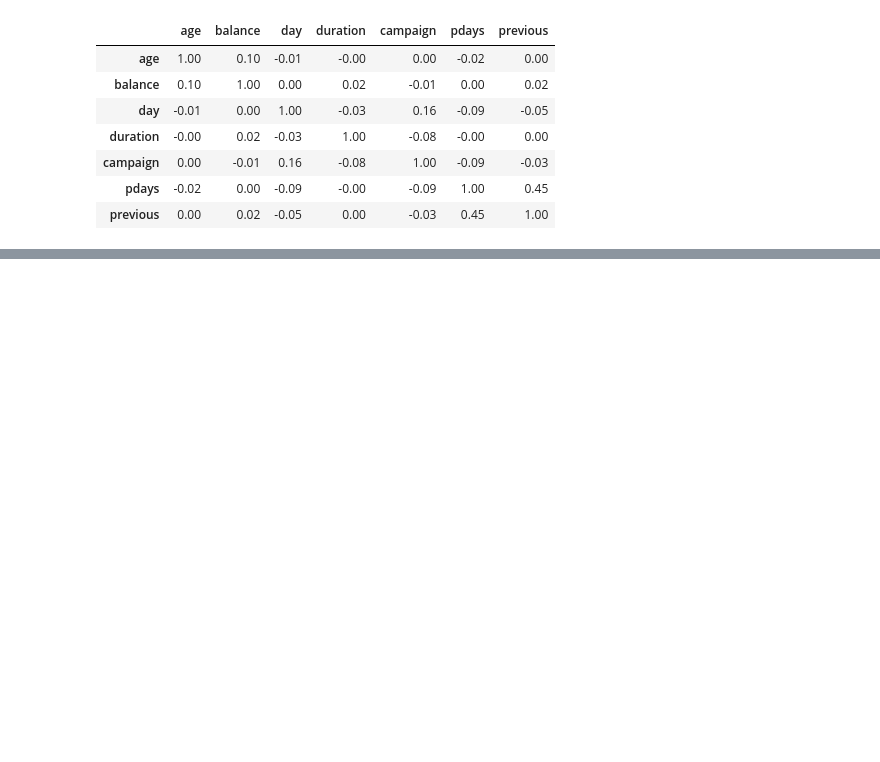
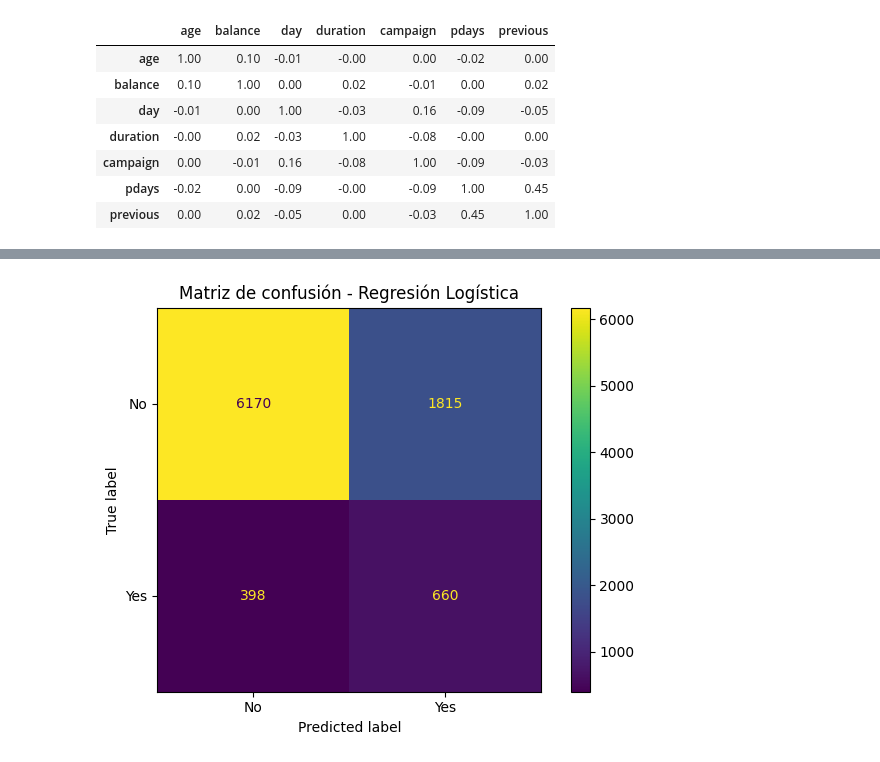
Before and after one commit to LeonardoG2005/Bank-Marketing-Database, a Jupyter notebook: Bank_Marketing_Database_Proyecto1.ipynb, the cells around one changed output, grey strips where cells are left out. Drawn from its saved outputs; the diff is of its cells as text; code cells hidden in the pictures; blank space fills up the shorter version.

Commit message:
:robot: feat: add preprocessing pipeline and logistic regression model

```diff
--- a/Bank_Marketing_Database_Proyecto1.ipynb
+++ b/Bank_Marketing_Database_Proyecto1.ipynb
@@ -104,7 +104,7 @@ np.random.seed(RANDOM_STATE)
 
 El código siguiente carga **bank-full.csv** desde el directorio local.
 # %%
-df = pd.read_csv("/bank-full.csv", sep=';')
+df = pd.read_csv("bank-full.csv", sep=';')
 
 print(f"Dimensiones del dataset: {df.shape[0]:,} filas x {df.shape[1]} columnas")
 display(df.head())
@@ -471,0 +631,8 @@ display(corr.round(2))
+# %%
+# Entrenamiento y búsqueda de hiperparámetros
+
+logistic_grid.fit(X_train, y_train) #Entrenando Regresión Logística con validación cruzada de 10 folds
+
+print(logistic_grid.best_params_) #Print de mejores hiperparametros
+
+print(f"\nMejor F1 promedio de validación cruzada: {logistic_grid.best_score_:.4f}")
@@ -471,0 +643,23 @@ display(corr.round(2))
+# %%
+# Evaluación de Regresión Logística sobre el conjunto de prueba
+
+best_logistic = logistic_grid.best_estimator_
+y_pred_lr = best_logistic.predict(X_test)
+
+precision_lr = precision_score(y_test, y_pred_lr, zero_division=0)
+recall_lr = recall_score(y_test, y_pred_lr, zero_division=0)
+f1_lr = f1_score(y_test, y_pred_lr, zero_division=0)
+
+print("Resultados - Regresión Logística")
+print(f"Precision: {precision_lr:.4f}")
+print(f"Recall:    {recall_lr:.4f}")
+print(f"F1:        {f1_lr:.4f}")
+
+print("\nReporte de clasificación:")
+print(classification_report(
+    y_test,
+    y_pred_lr,
+    target_names=["No", "Yes"],
+    digits=4,
+    zero_division=0
+))
@@ -471,0 +681,13 @@ display(corr.round(2))
+# %%
+# Matriz de confusión - Regresión Logística
+
+ConfusionMatrixDisplay.from_predictions(
+    y_test,
+    y_pred_lr,
+    display_labels=["No", "Yes"]
+)
+plt.title("Matriz de confusión - Regresión Logística")
+plt.tight_layout()
+plt.show()
+# %% [output]
+[figure, added]
```
Also changed, not shown: parts of 9 cells of this notebook.
